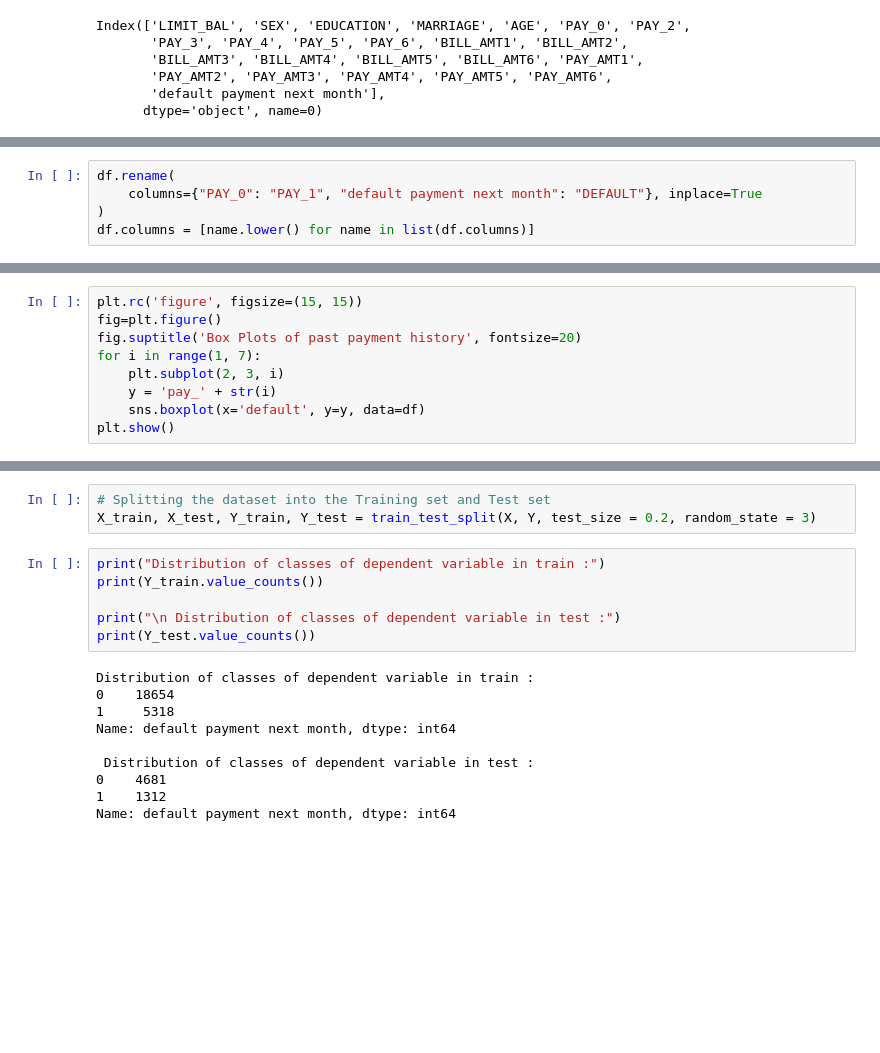
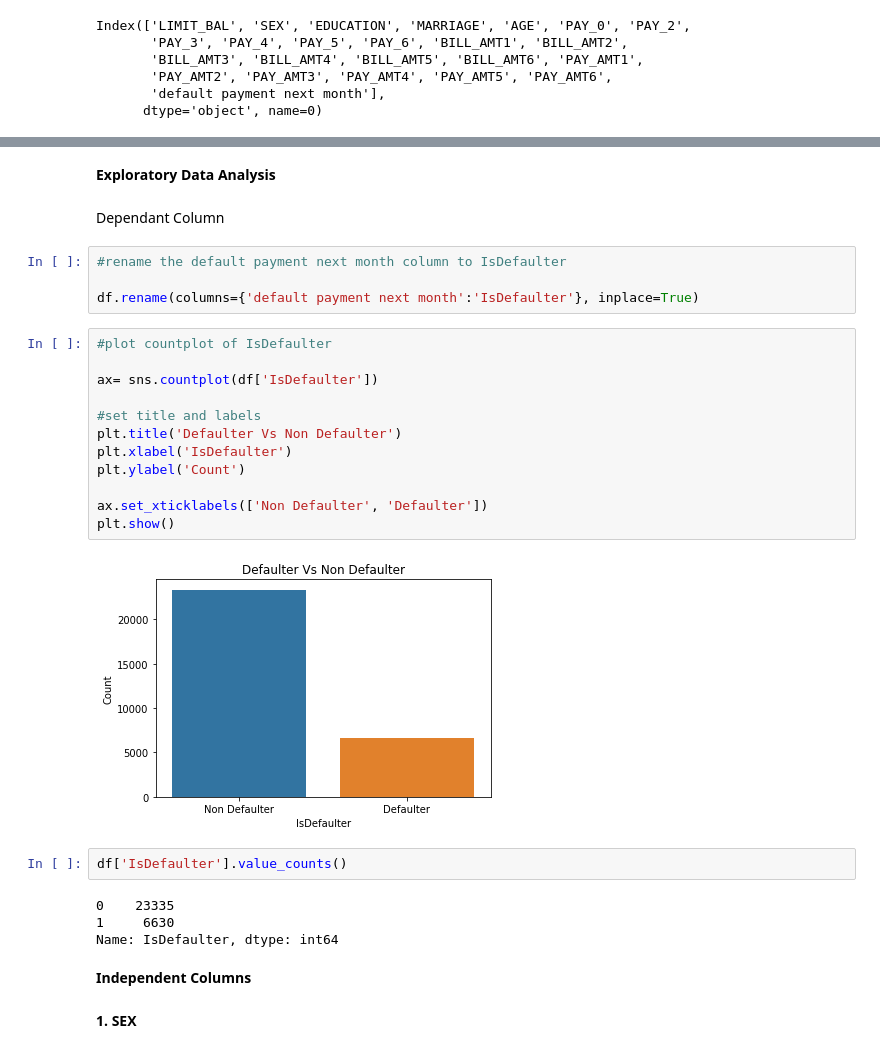
Before and after one commit to ankita-hanamshet/Credit-Card-Default-Prediction, a Jupyter notebook: Credit_Card_Default_Prediction.ipynb, the cells around one changed output, grey strips where cells are left out. Drawn from its saved outputs; the diff is of its cells as text; blank space fills up the shorter version.

```diff
--- a/Credit_Card_Default_Prediction.ipynb
+++ b/Credit_Card_Default_Prediction.ipynb
@@ -207,5 +298,0 @@ Name: default payment next month, dtype: int64
-# %%
-df.rename(
-    columns={"PAY_0": "PAY_1", "default payment next month": "DEFAULT"}, inplace=True
-)
-df.columns = [name.lower() for name in list(df.columns)]
@@ -239,9 +298,0 @@ Text(0.5, 1.0, 'Distribution of defaulters vs non-defaulters')
-# %%
-plt.rc('figure', figsize=(15, 15))
-fig=plt.figure()
-fig.suptitle('Box Plots of past payment history', fontsize=20)
-for i in range(1, 7):
-    plt.subplot(2, 3, i)
-    y = 'pay_' + str(i)
-    sns.boxplot(x='default', y=y, data=df)
-plt.show()
@@ -265,19 +299,32 @@ Y = df.iloc[:,-1]
-# %%
-# Splitting the dataset into the Training set and Test set
-X_train, X_test, Y_train, Y_test = train_test_split(X, Y, test_size = 0.2, random_state = 3)
-# %%
-print("Distribution of classes of dependent variable in train :")
-print(Y_train.value_counts())
-
-print("\n Distribution of classes of dependent variable in test :")
-print(Y_test.value_counts())
-# %% [output]
-Distribution of classes of dependent variable in train :
-0    18654
-1     5318
-Name: default payment next month, dtype: int64
-
- Distribution of classes of dependent variable in test :
-0    4681
-1    1312
-Name: default payment next month, dtype: int64
+# %% [markdown]
+**Exploratory Data Analysis**
+# %% [markdown]
+Dependant Column
+# %%
+#rename the default payment next month column to IsDefaulter
+
+df.rename(columns={'default payment next month':'IsDefaulter'}, inplace=True)
+# %%
+#plot countplot of IsDefaulter
+
+ax= sns.countplot(df['IsDefaulter'])
+
+#set title and labels
+plt.title('Defaulter Vs Non Defaulter')
+plt.xlabel('IsDefaulter')
+plt.ylabel('Count')
+
+ax.set_xticklabels(['Non Defaulter', 'Defaulter'])
+plt.show()
+# %% [output]
+[figure, added]
+# %%
+df['IsDefaulter'].value_counts()
+# %% [output]
+0    23335
+1     6630
+Name: IsDefaulter, dtype: int64
+# %% [markdown]
+**Independent Columns**
+# %% [markdown]
+**1. SEX**
```
Also changed, not shown: parts of 121 cells of this notebook.
